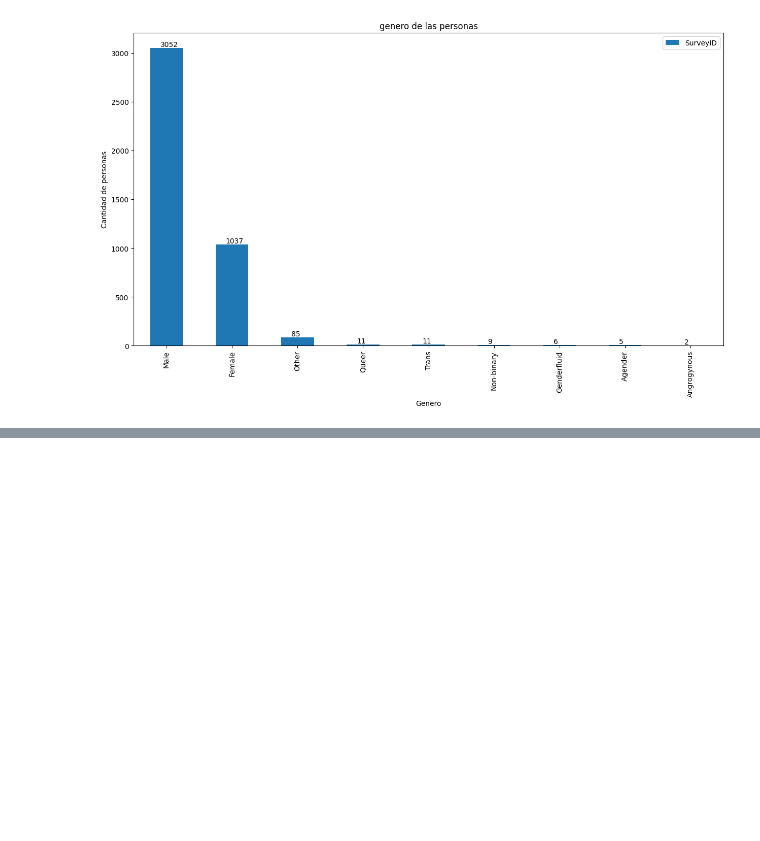
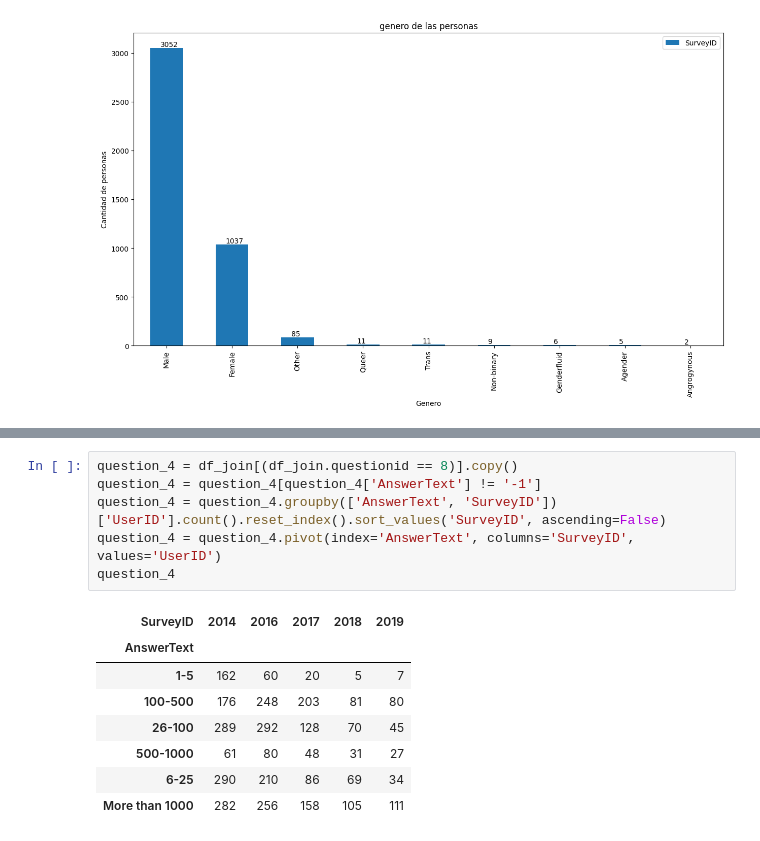
Before and after one commit to Imbravo/mentalhealth, a Jupyter notebook: mentalhealth.ipynb, the cells around one changed output, grey strips where cells are left out. Saved outputs shown, nothing was run; the diff lists cells and outputs as text; blank space fills up the shorter version.

```diff
--- a/mentalhealth.ipynb
+++ b/mentalhealth.ipynb
@@ -289,0 +293,15 @@ for p in ax.patches:
+# %%
+question_4 = df_join[(df_join.questionid == 8)].copy()
+question_4 = question_4[question_4['AnswerText'] != '-1']
+question_4 = question_4.groupby(['AnswerText', 'SurveyID'])['UserID'].count().reset_index().sort_values('SurveyID', ascending=False)
+question_4 = question_4.pivot(index='AnswerText', columns='SurveyID', values='UserID')
+question_4
+# %% [output]
+| SurveyID | 2014 | 2016 | 2017 | 2018 | 2019 |
+| AnswerText |  |  |  |  |  |
+| 1-5 | 162 | 60 | 20 | 5 | 7 |
+| 100-500 | 176 | 248 | 203 | 81 | 80 |
+| 26-100 | 289 | 292 | 128 | 70 | 45 |
+| 500-1000 | 61 | 80 | 48 | 31 | 27 |
+| 6-25 | 290 | 210 | 86 | 69 | 34 |
+| More than 1000 | 282 | 256 | 158 | 105 | 111 |
```
Also changed, not shown: parts of 2 cells of this notebook.
